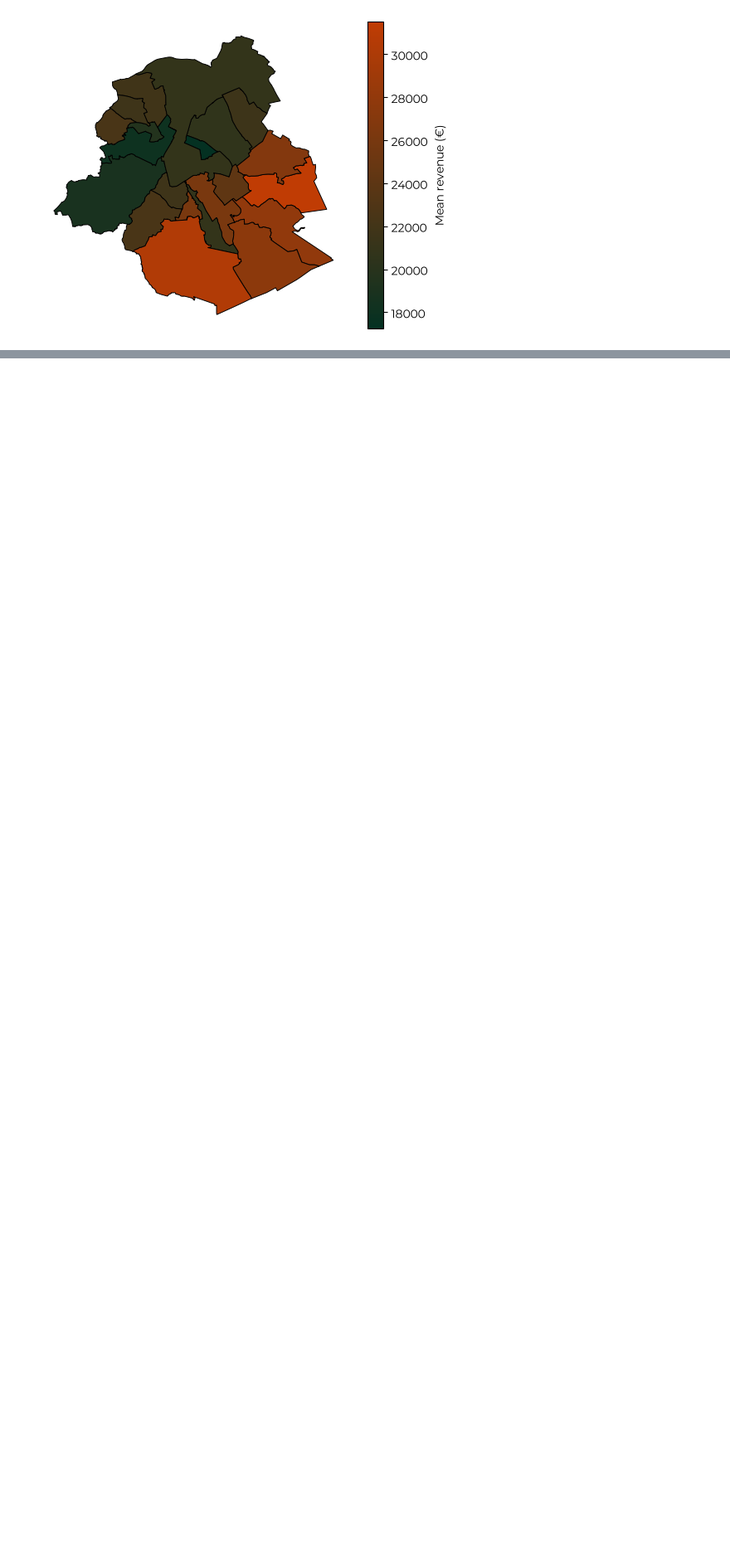
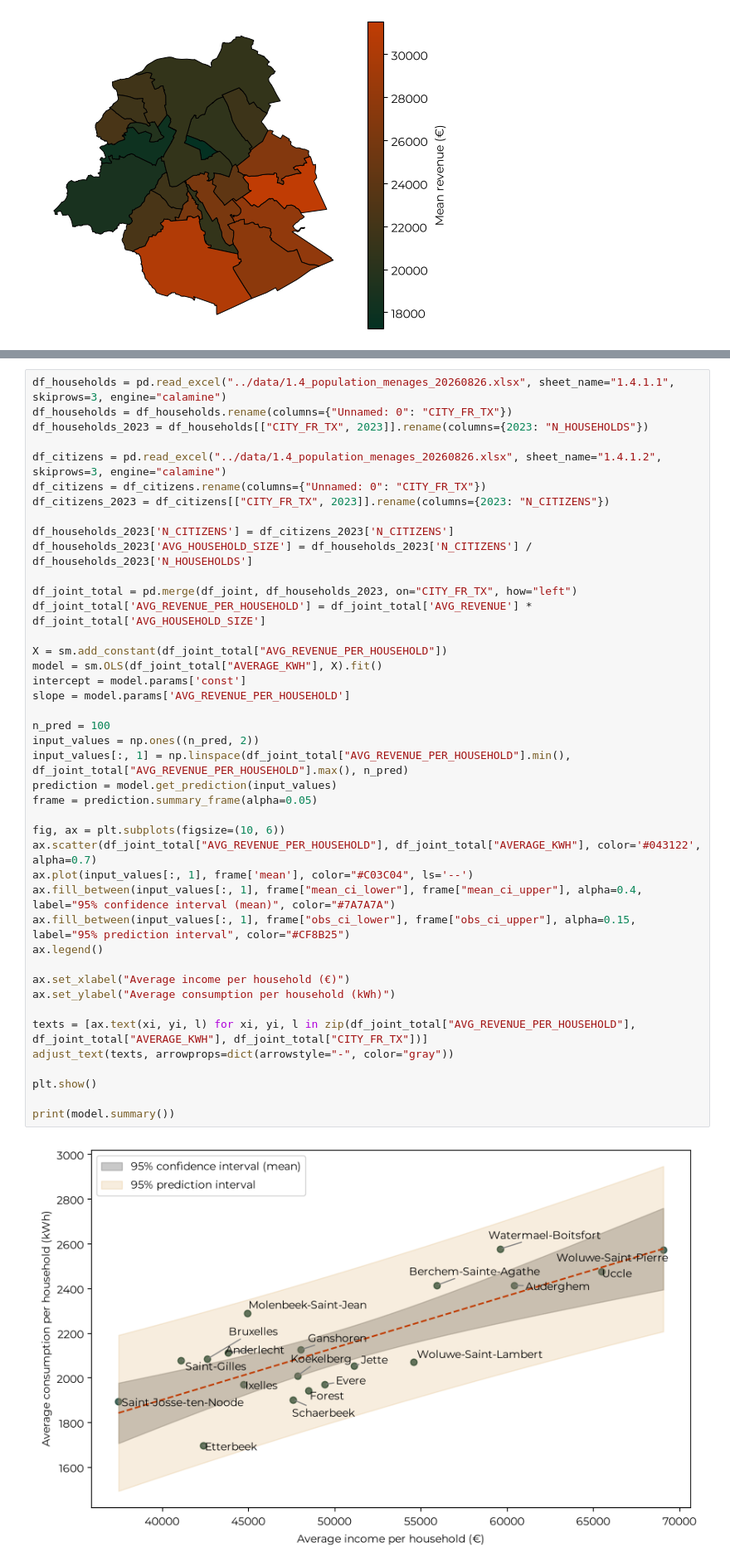
Before and after one commit to albertoprocacci/ders-in-brussels, a Jupyter notebook: book/02_energy-consumption.ipynb, the cells around one changed output, grey strips where cells are left out. Shown at 83% size. Saved outputs shown, nothing was run; the diff lists cells and outputs as text; blank space fills up the shorter version.

```diff
--- a/book/02_energy-consumption.ipynb
+++ b/book/02_energy-consumption.ipynb
@@ -101,0 +110,44 @@ From one point of view, this is understandable considering that more purchasing
+# %%
+df_households = pd.read_excel("../data/1.4_population_menages_20260826.xlsx", sheet_name="1.4.1.1", skiprows=3, engine="calamine")
+df_households = df_households.rename(columns={"Unnamed: 0": "CITY_FR_TX"})
+df_households_2023 = df_households[["CITY_FR_TX", 2023]].rename(columns={2023: "N_HOUSEHOLDS"})
+
+df_citizens = pd.read_excel("../data/1.4_population_menages_20260826.xlsx", sheet_name="1.4.1.2", skiprows=3, engine="calamine")
+df_citizens = df_citizens.rename(columns={"Unnamed: 0": "CITY_FR_TX"})
+df_citizens_2023 = df_citizens[["CITY_FR_TX", 2023]].rename(columns={2023: "N_CITIZENS"})
+
+df_households_2023['N_CITIZENS'] = df_citizens_2023['N_CITIZENS']
+df_households_2023['AVG_HOUSEHOLD_SIZE'] = df_households_2023['N_CITIZENS'] / df_households_2023['N_HOUSEHOLDS']
+
+df_joint_total = pd.merge(df_joint, df_households_2023, on="CITY_FR_TX", how="left")
+df_joint_total['AVG_REVENUE_PER_HOUSEHOLD'] = df_joint_total['AVG_REVENUE'] * df_joint_total['AVG_HOUSEHOLD_SIZE']
+
+X = sm.add_constant(df_joint_total["AVG_REVENUE_PER_HOUSEHOLD"])
+model = sm.OLS(df_joint_total["AVERAGE_KWH"], X).fit()
+intercept = model.params['const']
+slope = model.params['AVG_REVENUE_PER_HOUSEHOLD']
+
+n_pred = 100
+input_values = np.ones((n_pred, 2))
+input_values[:, 1] = np.linspace(df_joint_total["AVG_REVENUE_PER_HOUSEHOLD"].min(), df_joint_total["AVG_REVENUE_PER_HOUSEHOLD"].max(), n_pred)
+prediction = model.get_prediction(input_values)
+frame = prediction.summary_frame(alpha=0.05)
+
+fig, ax = plt.subplots(figsize=(10, 6))
+ax.scatter(df_joint_total["AVG_REVENUE_PER_HOUSEHOLD"], df_joint_total["AVERAGE_KWH"], color='#043122', alpha=0.7)
+ax.plot(input_values[:, 1], frame['mean'], color="#C03C04", ls='--')
+ax.fill_between(input_values[:, 1], frame["mean_ci_lower"], frame["mean_ci_upper"], alpha=0.4, label="95% confidence interval (mean)", color="#7A7A7A")
+ax.fill_between(input_values[:, 1], frame["obs_ci_lower"], frame["obs_ci_upper"], alpha=0.15, label="95% prediction interval", color="#CF8B25")
+ax.legend()
+
+ax.set_xlabel("Average income per household (€)")
+ax.set_ylabel("Average consumption per household (kWh)")
+
+texts = [ax.text(xi, yi, l) for xi, yi, l in zip(df_joint_total["AVG_REVENUE_PER_HOUSEHOLD"], df_joint_total["AVERAGE_KWH"], df_joint_total["CITY_FR_TX"])]
+adjust_text(texts, arrowprops=dict(arrowstyle="-", color="gray"))
+
+plt.show()
+
+print(model.summary())
+# %% [output]
+[figure, added]
```
Also changed, not shown: parts of 6 cells of this notebook, 4 other files.
